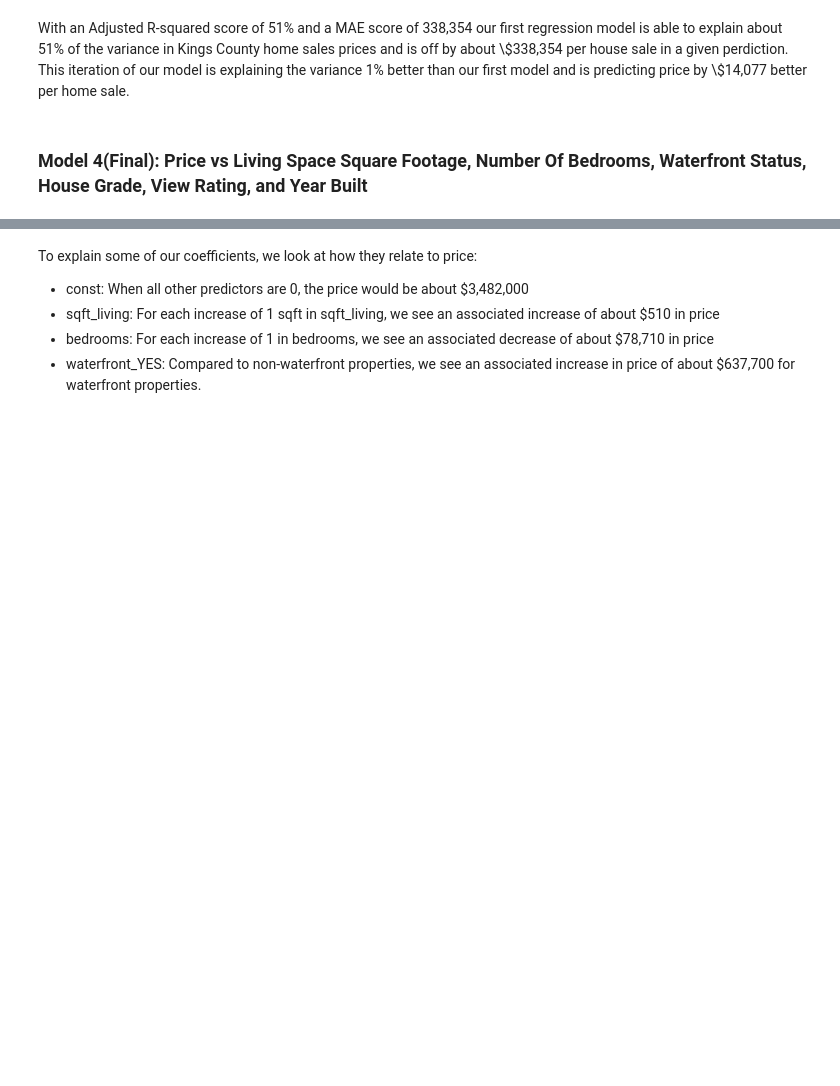
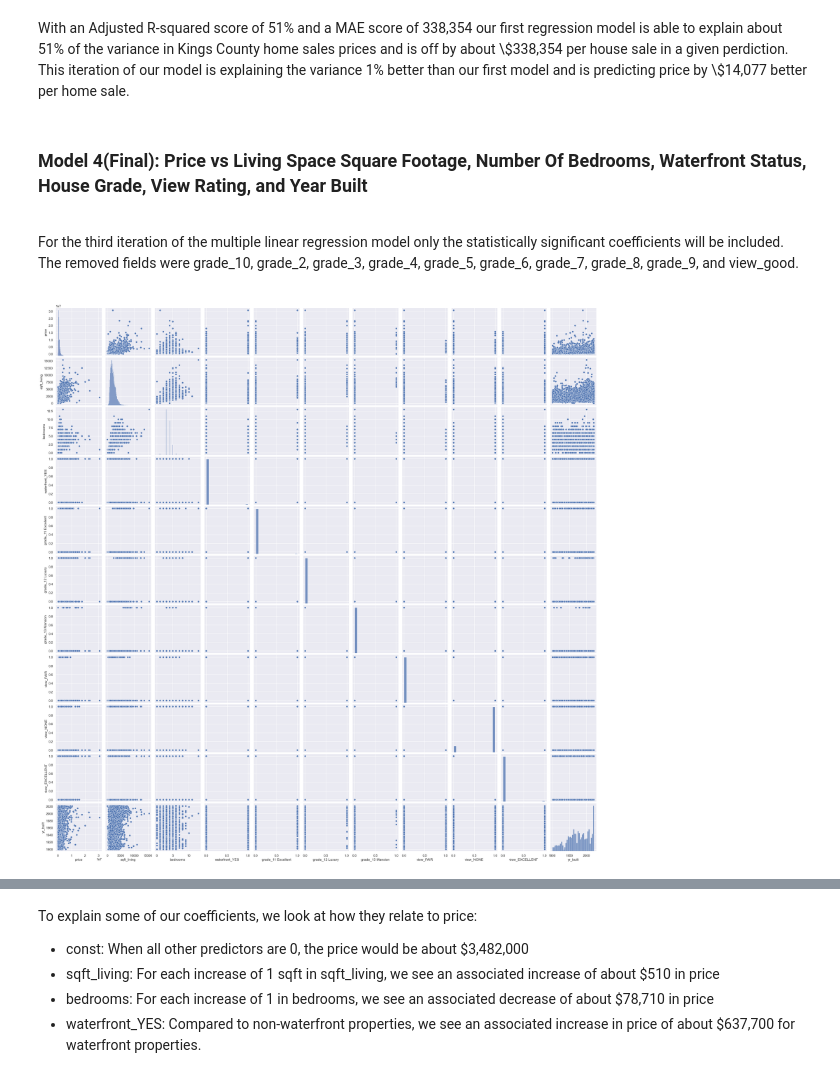
Before and after one commit to Tmoney80/KC_REIT_Proposal, a Jupyter notebook: Investment Insights.ipynb, the cells around one changed output, grey strips where cells are left out. Saved outputs shown, nothing was run; the diff lists cells and outputs as text; code cells hidden in the pictures; blank space fills up the shorter version.

```diff
--- a/Investment Insights.ipynb
+++ b/Investment Insights.ipynb
@@ -647,4 +677,16 @@ With an Adjusted R-squared score of 51% and a MAE score of 338,354 our first reg
 </p>
 # %% [markdown]
 ### Model 4(Final): Price vs Living Space Square Footage, Number Of Bedrooms, Waterfront Status, House Grade, View Rating, and Year Built
+# %% [markdown]
+<p style="text-align: left;">
+
+For the third iteration of the multiple linear regression model only the statistically significant coefficients will be included. The removed fields were grade_10, grade_2, grade_3, grade_4, grade_5, grade_6, grade_7, grade_8, grade_9, and view_good.
+
+</p>
+# %%
+sns.pairplot(kc_trans_df, vars=['price', 'sqft_living', 'bedrooms', 'waterfront_YES', \
+                 'grade_11 Excellent', 'grade_12 Luxury', 'grade_13 Mansion', \
+                 'view_FAIR', 'view_NONE', 'view_EXCELLENT', 'yr_built']);
+# %% [output]
+[figure, added]
 # %%
```
Also changed, not shown: parts of 21 cells of this notebook, 2 other files.
